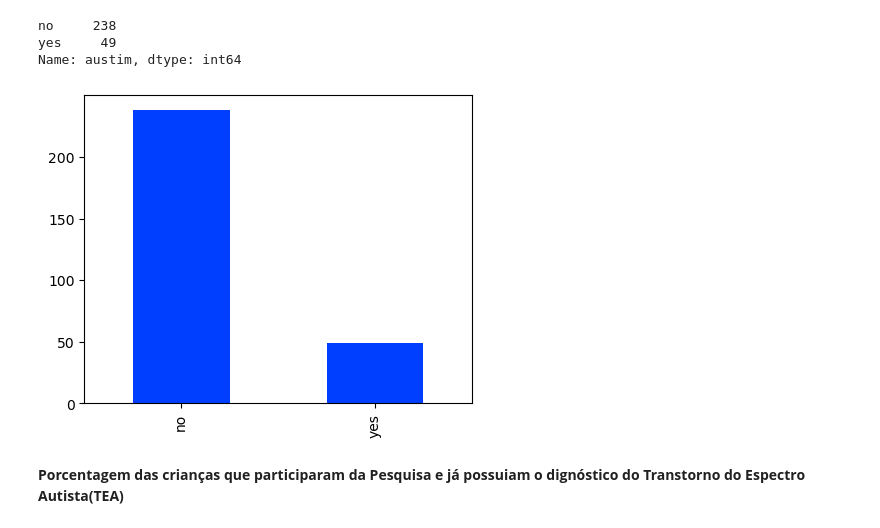
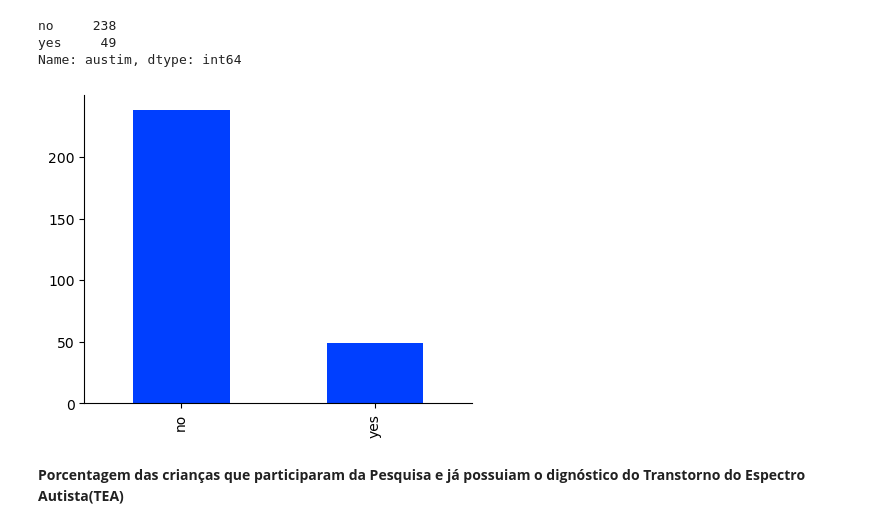
Before and after one commit to livyReis/tcc_autismo, a Jupyter notebook: classificadores_autismo_criancas.ipynb, the cells around one changed output. Cells and saved outputs as stored; diff of their text form; code cells hidden in the pictures.

```diff
--- a/classificadores_autismo_criancas.ipynb
+++ b/classificadores_autismo_criancas.ipynb
@@ -348,10 +351,13 @@ autismo_criancas['austim'].value_counts()
 no     238
 yes     49
 Name: austim, dtype: int64
-# %%
-autismo_criancas['austim'].value_counts().plot.bar();
-# %% [output]
-[figure, removed]
+# %%
+autismo_criancas['austim'].value_counts().plot.bar();
+for pos in ['right', 'top']:
+    plt.gca().spines[pos].set_visible(False)
+plt.show()
+# %% [output]
+[figure, added]
 # %% [markdown]
 **Porcentagem das crianças que participaram da Pesquisa e já possuiam o dignóstico do Transtorno do Espectro Autista(TEA)**
 # %%
```
Also changed, not shown: parts of 42 cells of this notebook.
